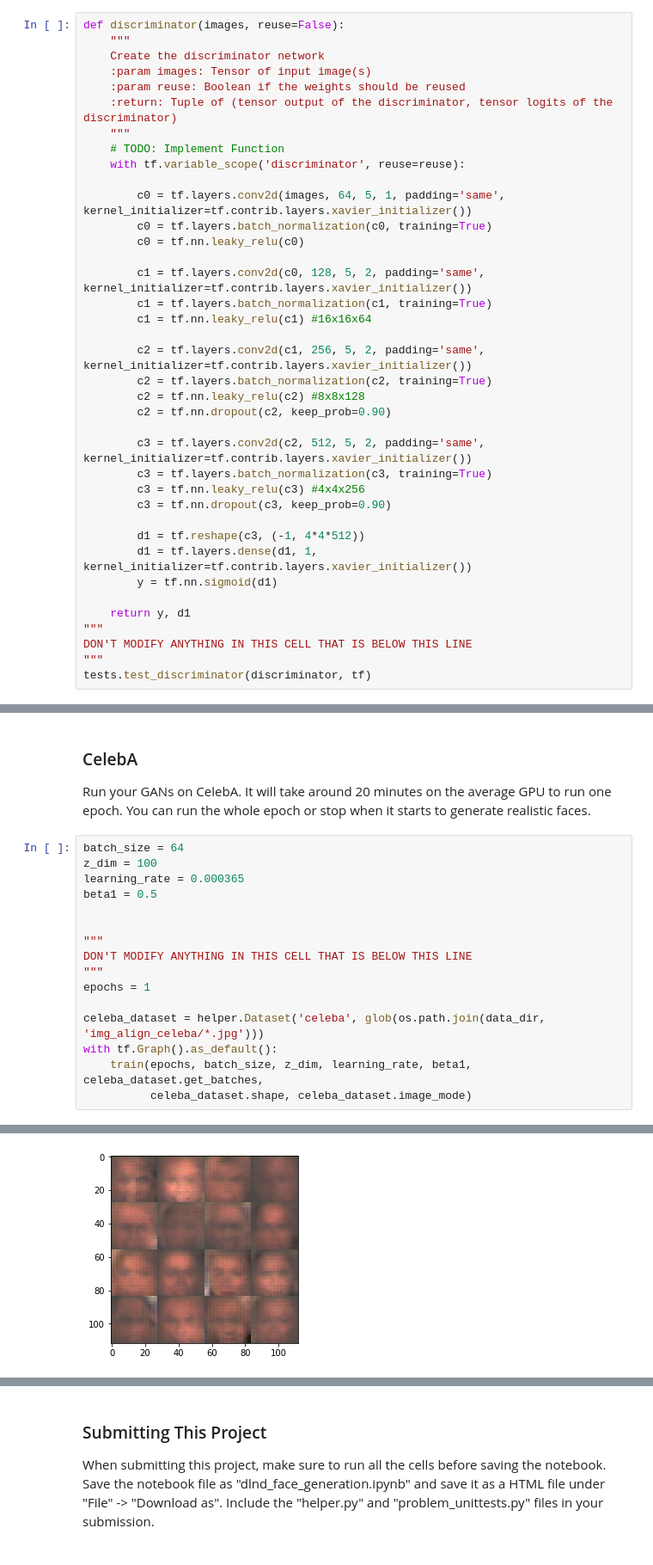
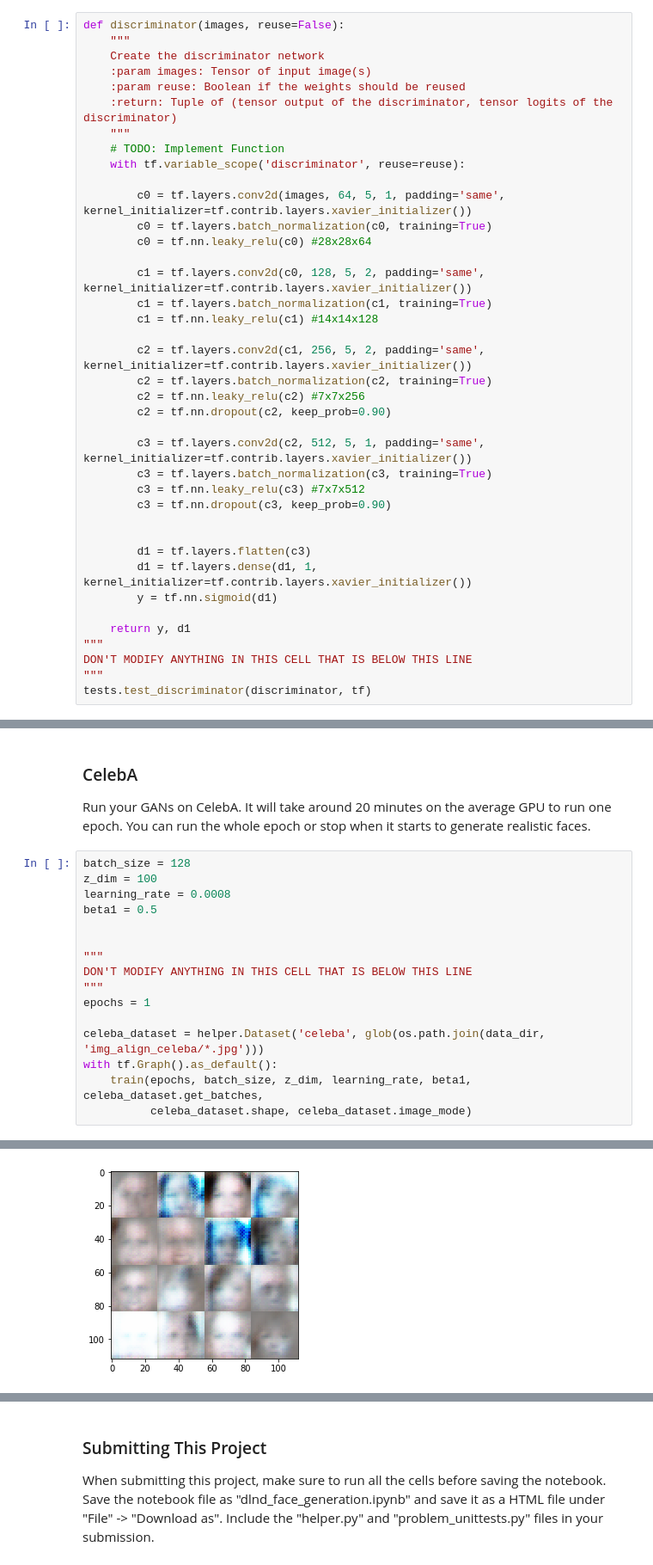
Before and after one commit to helloworld2394/dlnd_face_gen, a Jupyter notebook: dlnd_face_generation.ipynb, the cells around one changed output, grey strips where cells are left out. Shown at 86% size. Cells and saved outputs as stored; diff of their text form.

```diff
--- a/dlnd_face_generation.ipynb
+++ b/dlnd_face_generation.ipynb
@@ -146,23 +146,24 @@ def discriminator(images, reuse=False):
 
         c0 = tf.layers.conv2d(images, 64, 5, 1, padding='same', kernel_initializer=tf.contrib.layers.xavier_initializer())
         c0 = tf.layers.batch_normalization(c0, training=True)
-        c0 = tf.nn.leaky_relu(c0)
+        c0 = tf.nn.leaky_relu(c0) #28x28x64
 
         c1 = tf.layers.conv2d(c0, 128, 5, 2, padding='same', kernel_initializer=tf.contrib.layers.xavier_initializer())
         c1 = tf.layers.batch_normalization(c1, training=True)
-        c1 = tf.nn.leaky_relu(c1) #16x16x64
+        c1 = tf.nn.leaky_relu(c1) #14x14x128
 
         c2 = tf.layers.conv2d(c1, 256, 5, 2, padding='same', kernel_initializer=tf.contrib.layers.xavier_initializer())
         c2 = tf.layers.batch_normalization(c2, training=True)
-        c2 = tf.nn.leaky_relu(c2) #8x8x128
+        c2 = tf.nn.leaky_relu(c2) #7x7x256
         c2 = tf.nn.dropout(c2, keep_prob=0.90)
 
-        c3 = tf.layers.conv2d(c2, 512, 5, 2, padding='same', kernel_initializer=tf.contrib.layers.xavier_initializer())
+        c3 = tf.layers.conv2d(c2, 512, 5, 1, padding='same', kernel_initializer=tf.contrib.layers.xavier_initializer())
         c3 = tf.layers.batch_normalization(c3, training=True)
-        c3 = tf.nn.leaky_relu(c3) #4x4x256
+        c3 = tf.nn.leaky_relu(c3) #7x7x512
         c3 = tf.nn.dropout(c3, keep_prob=0.90)
 
-        d1 = tf.reshape(c3, (-1, 4*4*512))
+
+        d1 = tf.layers.flatten(c3)
         d1 = tf.layers.dense(d1, 1, kernel_initializer=tf.contrib.layers.xavier_initializer())
         y = tf.nn.sigmoid(d1)
 
@@ -403,9 +401,9 @@ Epoch 0     Steps 500     D_loss: 1.688058614730835     G_loss: 1.25804650783538
 ### CelebA
 Run your GANs on CelebA.  It will take around 20 minutes on the average GPU to run one epoch.  You can run the whole epoch or stop when it starts to generate realistic faces.
 # %%
-batch_size = 64
+batch_size = 128
 z_dim = 100
-learning_rate = 0.000365
+learning_rate = 0.0008
 beta1 = 0.5
 
 
@@ -431 +429 @@ Epoch 0     Steps 400     D_loss: 1.4484467506408691     G_loss: 0.7221176624298
-[figure, old version]
+[figure, new version]
```
Also changed, not shown: parts of 6 cells of this notebook, 3 other files.
